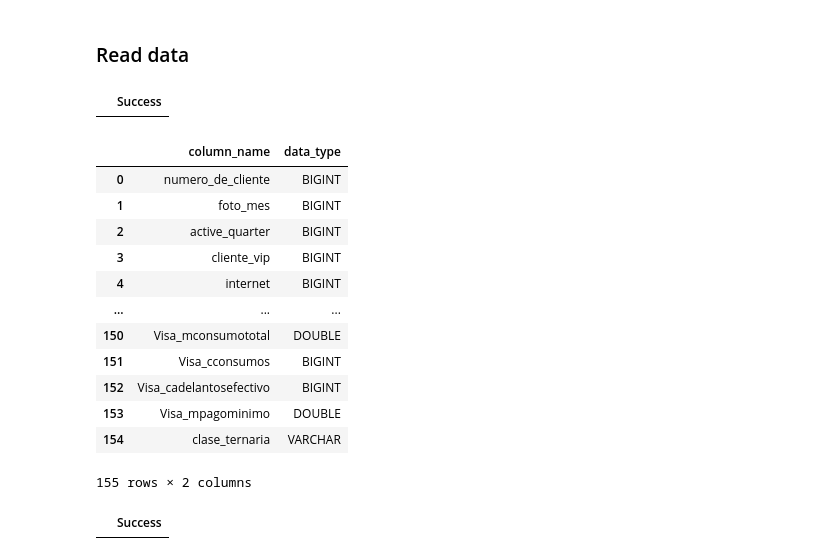
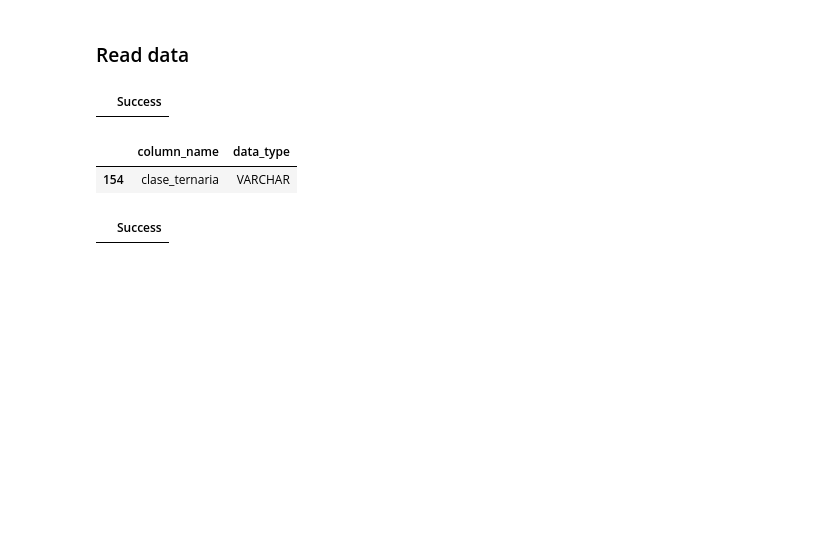
Before and after one commit to eanegrin/dmeyf2024, a Jupyter notebook: competencia_2/j3_feature_engineering.ipynb, the cells around one changed output. Cells and saved outputs as stored; diff of their text form; code cells hidden in the pictures; blank space fills up the shorter version.

```diff
--- a/competencia_2/j3_feature_engineering.ipynb
+++ b/competencia_2/j3_feature_engineering.ipynb
@@ -35,22 +33,11 @@ from read_parquet("{{dataset_path + dataset_file}}");
 # %%
 # para poder ver el tipo de dato de cada columna
 df_columns = %sql SELECT column_name, data_type FROM information_schema.columns WHERE table_name = 'competencia_02';
 
-df_columns
+df_columns.loc[df_columns['data_type'] == "VARCHAR"]
 # %% [output]
 |  | column_name | data_type |
-| 0 | numero_de_cliente | BIGINT |
-| 1 | foto_mes | BIGINT |
-| 2 | active_quarter | BIGINT |
-| 3 | cliente_vip | BIGINT |
-| 4 | internet | BIGINT |
-| ... | ... | ... |
-| 150 | Visa_mconsumototal | DOUBLE |
-| 151 | Visa_cconsumos | BIGINT |
-| 152 | Visa_cadelantosefectivo | BIGINT |
-| 153 | Visa_mpagominimo | DOUBLE |
 | 154 | clase_ternaria | VARCHAR |
-155 rows × 2 columns
 # %%
 %%sql # corregir los tipos mal asignados
 
```
Also changed, not shown: parts of 2 cells of this notebook, 1 other file.
